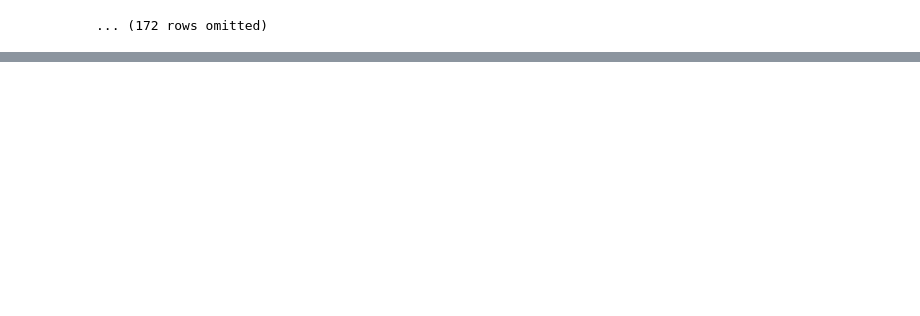
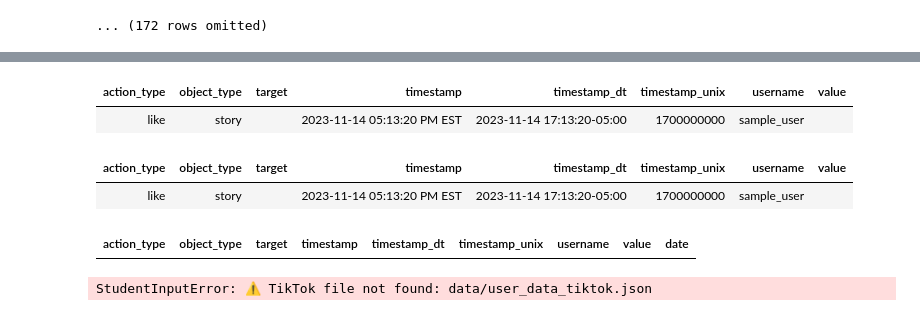
Before and after one commit to lujiec2020/TEEM2, a Jupyter notebook: analysis.ipynb, the cells around one changed output, grey strips where cells are left out. Cells and saved outputs as stored; diff of their text form; code cells hidden in the pictures; blank space fills up the shorter version.

```diff
--- a/analysis.ipynb
+++ b/analysis.ipynb
@@ -533,0 +547,37 @@ t.show(10)
+# %%
+from social_media_functions.parse_metadata import social_media_events, tiktok_events, parse_metadata
+
+t = social_media_events(
+    instagram_folder="data/instagram_data",
+    tiktok_json="data/user_data_tiktok.json"
+)
+
+t.show()
+# %% [output]
+| action_type | object_type | target | timestamp | timestamp_dt | timestamp_unix | username | value |
+| like | story |  | 2023-11-14 05:13:20 PM EST | 2023-11-14 17:13:20-05:00 | 1700000000 | sample_user |  |
+# %%
+from social_media_functions.parse_metadata import parse_metadata
+
+insta_table = parse_metadata("data/instagram_data")
+insta_table.show(10)
+# %% [output]
+| action_type | object_type | target | timestamp | timestamp_dt | timestamp_unix | username | value |
+| like | story |  | 2023-11-14 05:13:20 PM EST | 2023-11-14 17:13:20-05:00 | 1700000000 | sample_user |  |
+# %%
+filtered = social_media_events(
+    instagram_folder="data/instagram_data",
+    tiktok_json="data/user_data_tiktok.json",
+    start_date="2025-12-16",
+    end_date="2026-01-08"
+)
+filtered.show(10)
+# %% [output]
+| action_type | object_type | target | timestamp | timestamp_dt | timestamp_unix | username | value | date |
+# %%
+from social_media_functions.parse_metadata import tiktok_events
+
+tiktok = tiktok_events("data/user_data_tiktok.json")
+tiktok.show(5)
+# %% [output]
+StudentInputError: ⚠️ TikTok file not found: data/user_data_tiktok.json
```
Also changed, not shown: parts of 2 cells of this notebook, 1 other file.
